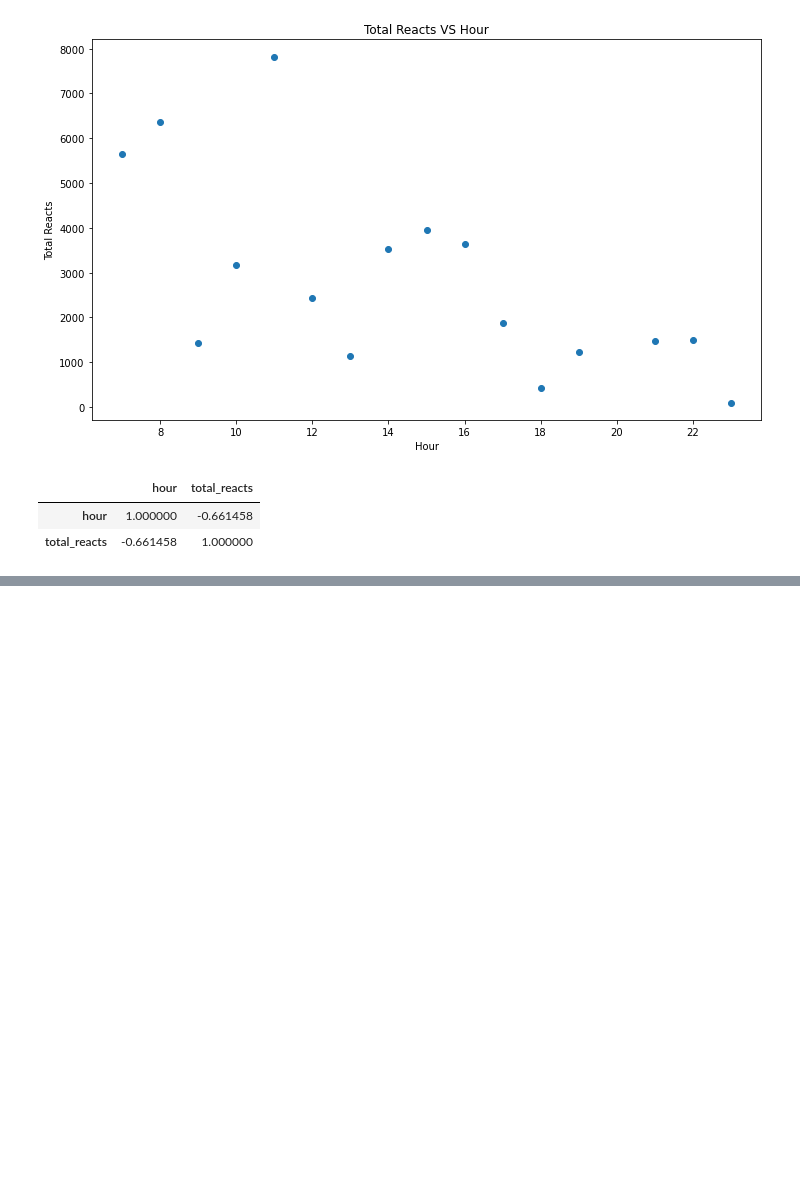
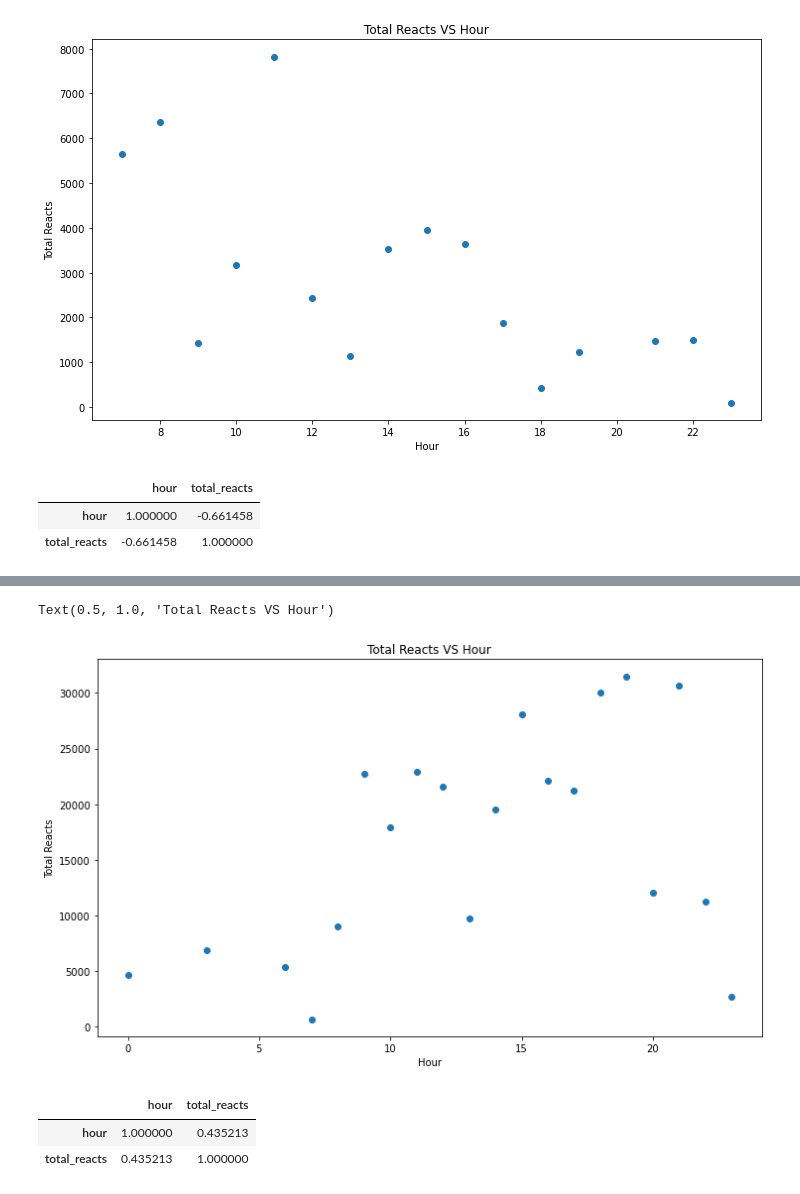
Before and after one commit to ngltrs/projectdraft, a Jupyter notebook: Engagement VS Hour.ipynb, the cells around one changed output, grey strips where cells are left out. Drawn from its saved outputs; the diff is of its cells as text; code cells hidden in the pictures; blank space fills up the shorter version.

```diff
--- a/Engagement VS Hour.ipynb
+++ b/Engagement VS Hour.ipynb
@@ -43,0 +73,18 @@ grouped_df.corr()
+# %%
+# create scatter plot for total reacts VS. posting time
+fig, ax = plt.subplots(figsize = (12,7))
+
+ax.scatter(grouped_df['hour'], grouped_df['total_reacts'])
+ax.set_xlabel('Hour')
+ax.set_ylabel('Total Reacts')
+ax.set_title('Total Reacts VS Hour')
+# %% [output]
+Text(0.5, 1.0, 'Total Reacts VS Hour')
+[figure, added]
+# %%
+# Pearson's Correlation Test - posting time vs total reactions
+grouped_df.corr()
+# %% [output]
+|  | hour | total_reacts |
+| hour | 1.000000 | 0.435213 |
+| total_reacts | 0.435213 | 1.000000 |
```
Also changed, not shown: parts of 7 cells of this notebook.
